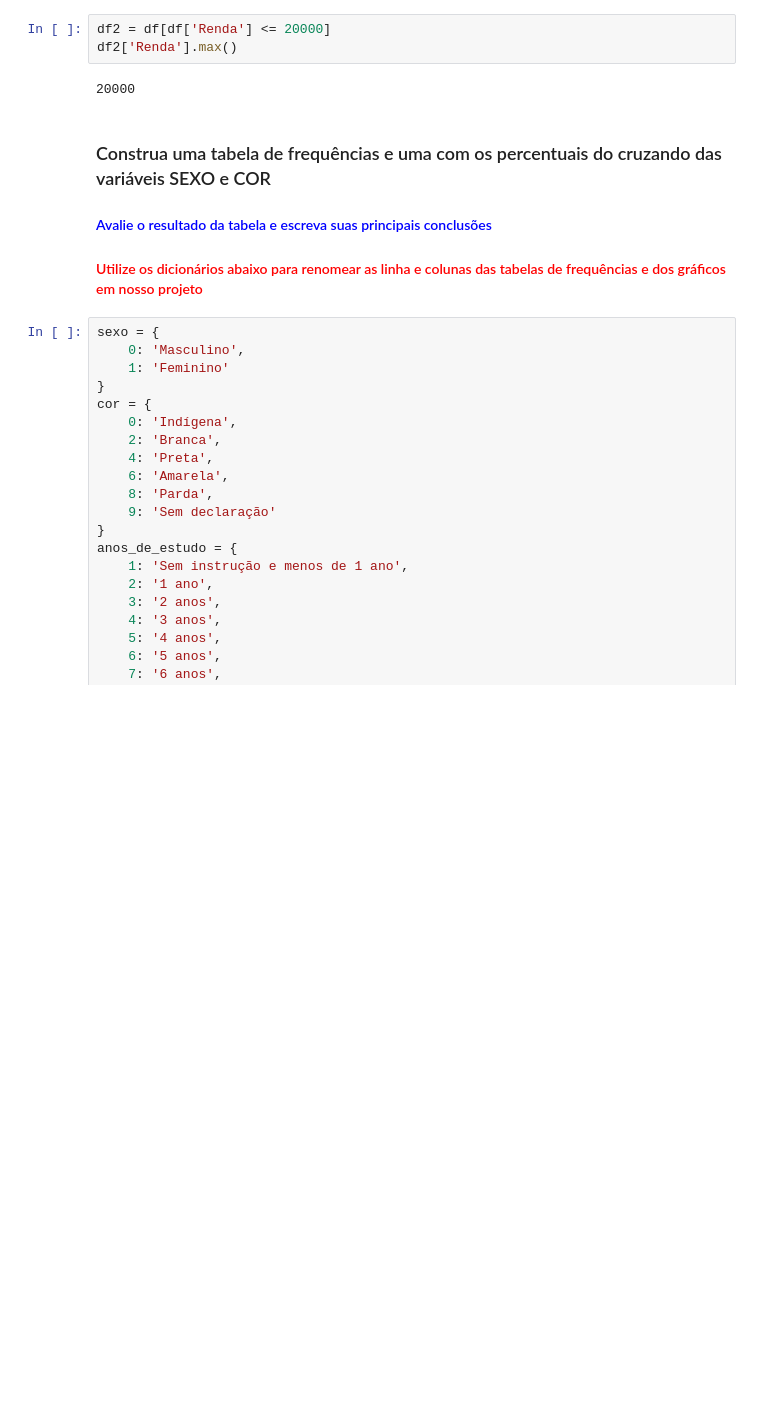
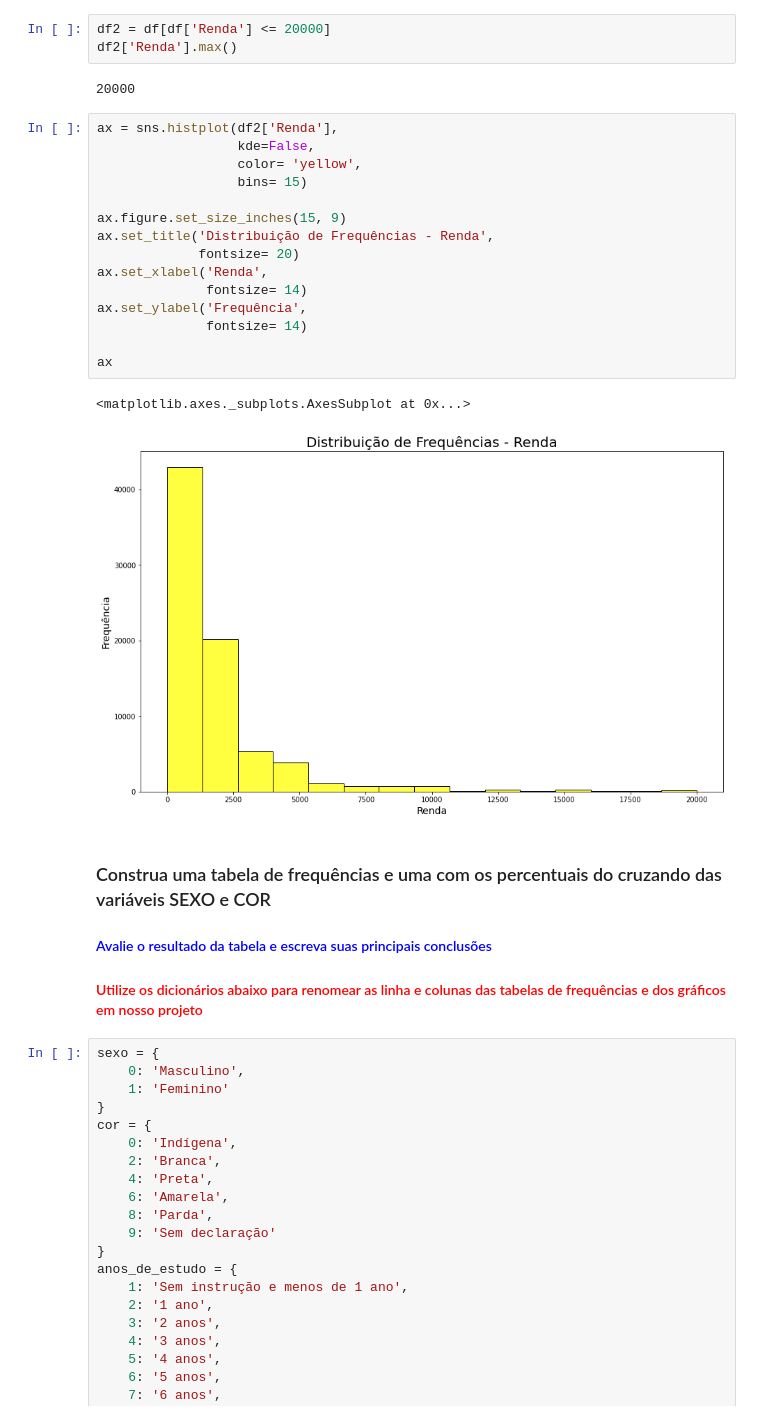
Before and after one commit to albertomendess/Estudos, a Jupyter notebook: Análise_Descritiva.ipynb, the cells around one changed output. Cells and saved outputs as stored; diff of their text form; blank space fills up the shorter version.

```diff
--- a/Análise_Descritiva.ipynb
+++ b/Análise_Descritiva.ipynb
@@ -359,6 +359,24 @@ df2 = df[df['Renda'] <= 20000]
 df2['Renda'].max()
 # %% [output]
 20000
+# %%
+ax = sns.histplot(df2['Renda'],
+                  kde=False,
+                  color= 'yellow',
+                  bins= 15)
+
+ax.figure.set_size_inches(15, 9)
+ax.set_title('Distribuição de Frequências - Renda',
+             fontsize= 20)
+ax.set_xlabel('Renda',
+              fontsize= 14)
+ax.set_ylabel('Frequência',
+              fontsize= 14)
+
+ax
+# %% [output]
+<matplotlib.axes._subplots.AxesSubplot at 0x...>
+[figure, added]
 # %% [markdown]
 ### Construa uma tabela de frequências e uma com os percentuais do cruzando das variáveis SEXO e COR
 #### <font color='blue'>Avalie o resultado da tabela e escreva suas principais conclusões</font>
```
Also changed, not shown: parts of 4 cells of this notebook.
